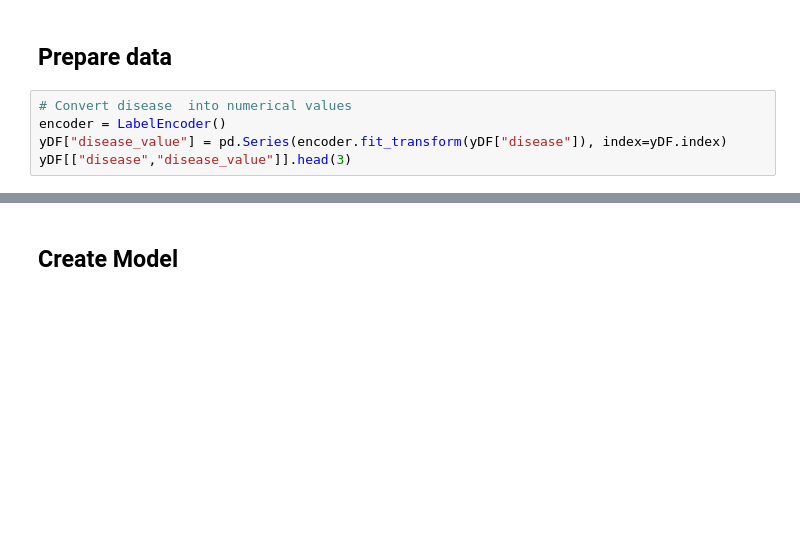
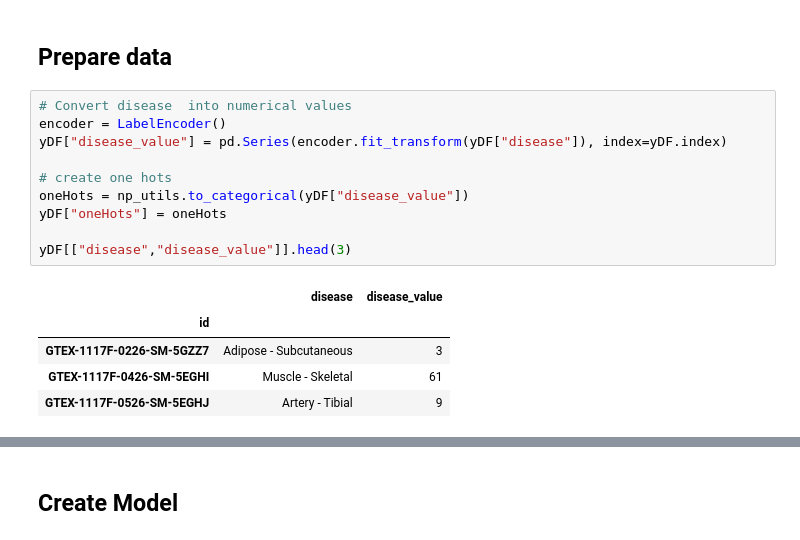
Before and after one commit to AEDWIP/BME-230a, a Jupyter notebook: CancerTypeClassifier.ipynb, the cells around one changed output, grey strips where cells are left out. Saved outputs shown, nothing was run; the diff lists cells and outputs as text; blank space fills up the shorter version.

```diff
--- a/CancerTypeClassifier.ipynb
+++ b/CancerTypeClassifier.ipynb
@@ -93,5 +137,16 @@ ax.set_title("disease counts")
 # %%
 # Convert disease  into numerical values
 encoder = LabelEncoder()
 yDF["disease_value"] = pd.Series(encoder.fit_transform(yDF["disease"]), index=yDF.index)
+
+# create one hots
+oneHots = np_utils.to_categorical(yDF["disease_value"])
+yDF["oneHots"] = oneHots
+
 yDF[["disease","disease_value"]].head(3)
+# %% [output]
+|  | disease | disease_value |
+| id |  |  |
+| GTEX-1117F-0226-SM-5GZZ7 | Adipose - Subcutaneous | 3 |
+| GTEX-1117F-0426-SM-5EGHI | Muscle - Skeletal | 61 |
+| GTEX-1117F-0526-SM-5EGHJ | Artery - Tibial | 9 |
```
Also changed, not shown: parts of 13 cells of this notebook, 1 other file.
